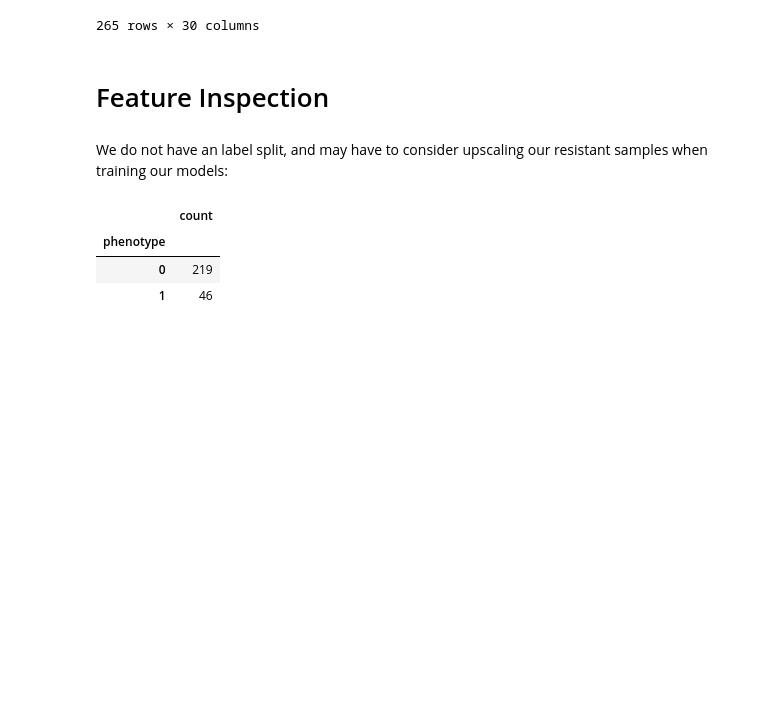
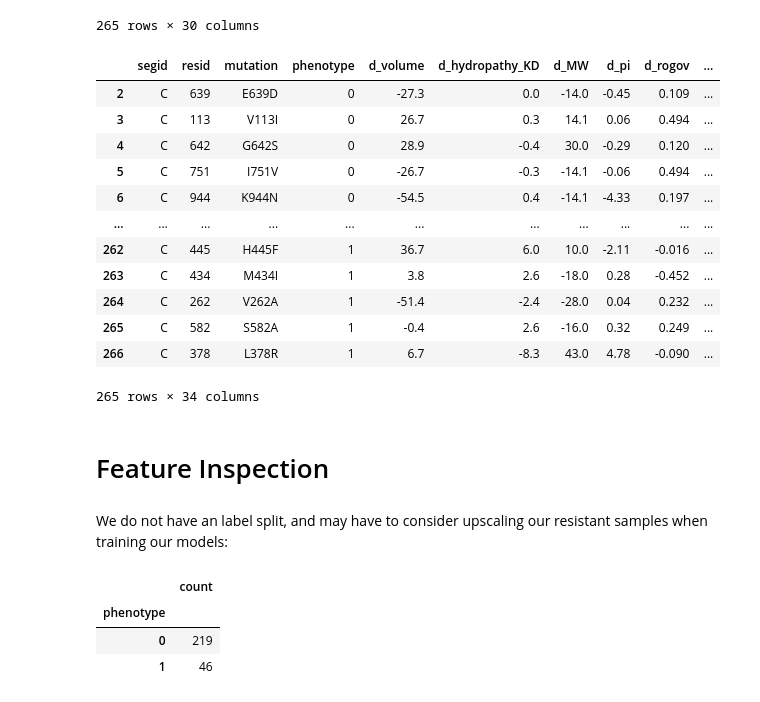
Before and after one commit to fowler-lab/predict-rifampicin-resistance, a Jupyter notebook: Supplement.ipynb, the cells around one changed output. Saved outputs shown, nothing was run; the diff lists cells and outputs as text; code cells hidden in the pictures; blank space fills up the shorter version.

```diff
--- a/Supplement.ipynb
+++ b/Supplement.ipynb
@@ -43,6 +47,22 @@ features
 | 265 | -0.4 | 2.6 | -16.0 | 0.32 | 0.249 | 18.638826 | 26.587542 | 64.049947 | ... |
 | 266 | 6.7 | -8.3 | 43.0 | 4.78 | -0.090 | 17.636419 | 38.408127 | 68.205183 | ... |
 265 rows × 30 columns
+# %%
+data
+# %% [output]
+|  | segid | resid | mutation | phenotype | d_volume | d_hydropathy_KD | d_MW | d_pi | d_rogov | ... |
+| 2 | C | 639 | E639D | 0 | -27.3 | 0.0 | -14.0 | -0.45 | 0.109 | ... |
+| 3 | C | 113 | V113I | 0 | 26.7 | 0.3 | 14.1 | 0.06 | 0.494 | ... |
+| 4 | C | 642 | G642S | 0 | 28.9 | -0.4 | 30.0 | -0.29 | 0.120 | ... |
+| 5 | C | 751 | I751V | 0 | -26.7 | -0.3 | -14.1 | -0.06 | 0.494 | ... |
+| 6 | C | 944 | K944N | 0 | -54.5 | 0.4 | -14.1 | -4.33 | 0.197 | ... |
+| ... | ... | ... | ... | ... | ... | ... | ... | ... | ... | ... |
+| 262 | C | 445 | H445F | 1 | 36.7 | 6.0 | 10.0 | -2.11 | -0.016 | ... |
+| 263 | C | 434 | M434I | 1 | 3.8 | 2.6 | -18.0 | 0.28 | -0.452 | ... |
+| 264 | C | 262 | V262A | 1 | -51.4 | -2.4 | -28.0 | 0.04 | 0.232 | ... |
+| 265 | C | 582 | S582A | 1 | -0.4 | 2.6 | -16.0 | 0.32 | 0.249 | ... |
+| 266 | C | 378 | L378R | 1 | 6.7 | -8.3 | 43.0 | 4.78 | -0.090 | ... |
+265 rows × 34 columns
 # %% [markdown]
 # Feature Inspection
 # %% [markdown]
```
Also changed, not shown: parts of 2 cells of this notebook, 3 other files.
